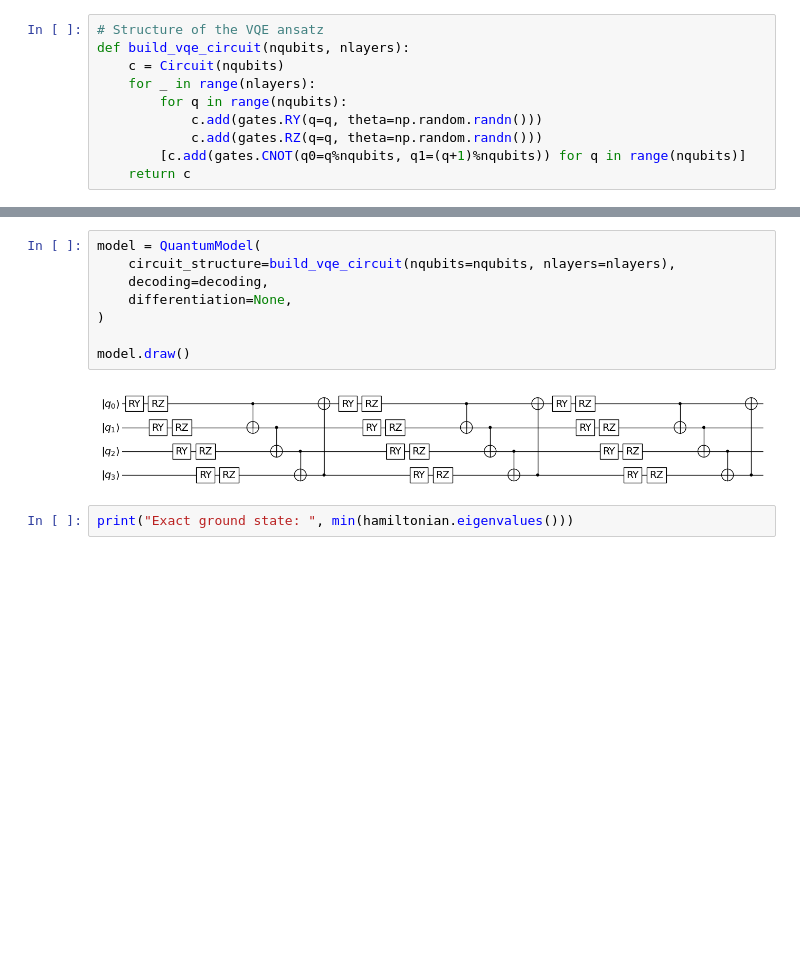
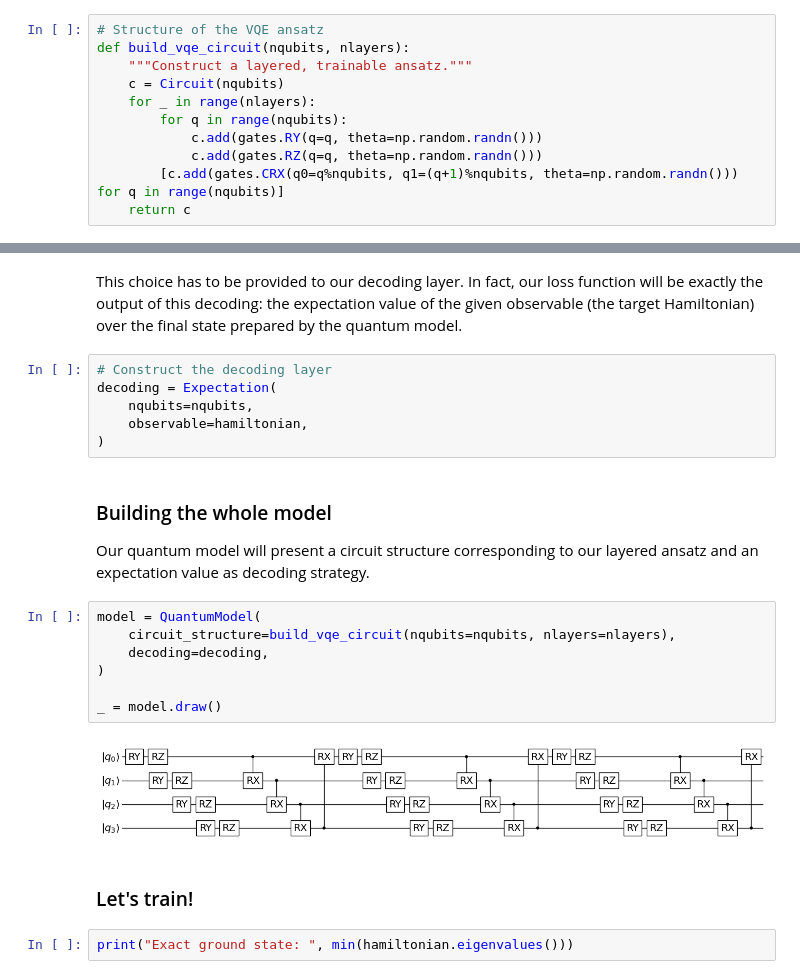
Before and after one commit to qiboteam/qiboml, a Jupyter notebook: tutorials/vqe.ipynb, the cells around one changed output, grey strips where cells are left out. Saved outputs shown, nothing was run; the diff lists cells and outputs as text; blank space fills up the shorter version.

```diff
--- a/tutorials/vqe.ipynb
+++ b/tutorials/vqe.ipynb
@@ -34,10 +34,11 @@ nlayers = 3
 # %%
 # Structure of the VQE ansatz
 def build_vqe_circuit(nqubits, nlayers):
+    """Construct a layered, trainable ansatz."""
     c = Circuit(nqubits)
     for _ in range(nlayers):
         for q in range(nqubits):
             c.add(gates.RY(q=q, theta=np.random.randn()))
             c.add(gates.RZ(q=q, theta=np.random.randn()))
-        [c.add(gates.CNOT(q0=q%nqubits, q1=(q+1)%nqubits)) for q in range(nqubits)]
+        [c.add(gates.CRX(q0=q%nqubits, q1=(q+1)%nqubits, theta=np.random.randn())) for q in range(nqubits)]
     return c
@@ -54,13 +55,26 @@ decoding = Expectation(
+# %% [markdown]
+This choice has to be provided to our decoding layer. In fact, our loss function will be exactly the output of this decoding: the expectation value of the given observable (the target Hamiltonian) over the final state prepared by the quantum model.
+# %%
+# Construct the decoding layer
+decoding = Expectation(
+    nqubits=nqubits,
+    observable=hamiltonian,
+)
+# %% [markdown]
+### Building the whole model
+
+Our quantum model will present a circuit structure corresponding to our layered ansatz and an expectation value as decoding strategy.
 # %%
 model = QuantumModel(
     circuit_structure=build_vqe_circuit(nqubits=nqubits, nlayers=nlayers),
     decoding=decoding,
-    differentiation=None,
 )
 
-model.draw()
+_ = model.draw()
 # %% [output]
-[figure, old version]
+[figure, new version]
+# %% [markdown]
+### Let's train!
 # %%
 print("Exact ground state: ", min(hamiltonian.eigenvalues()))
 # %% [output]
```
Also changed, not shown: parts of 9 cells of this notebook, 5 other files.
